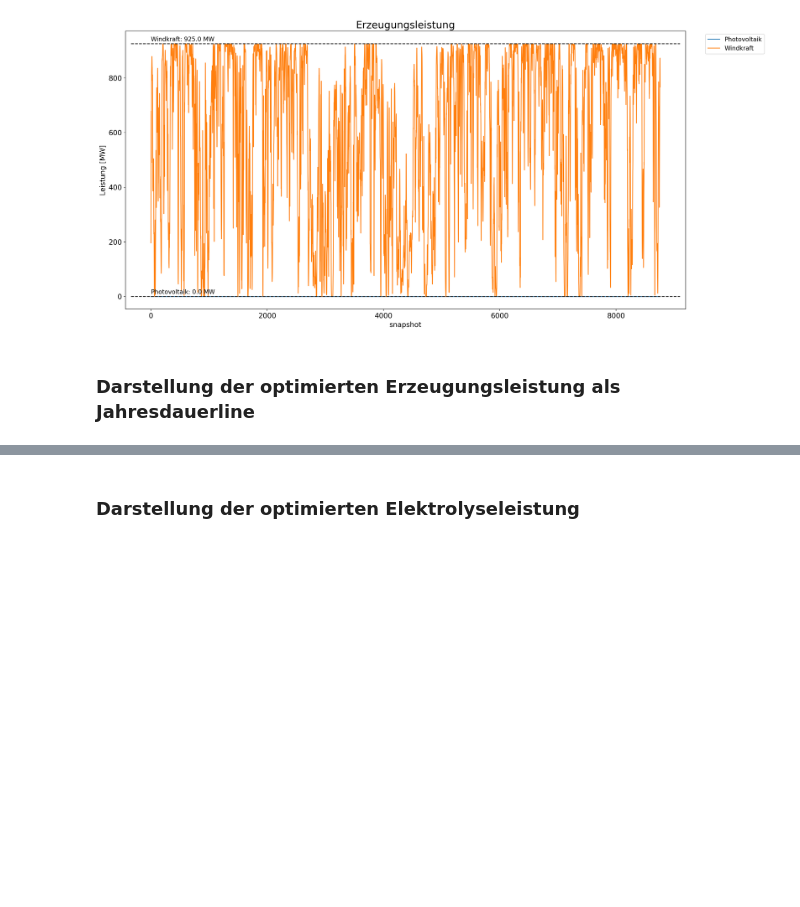
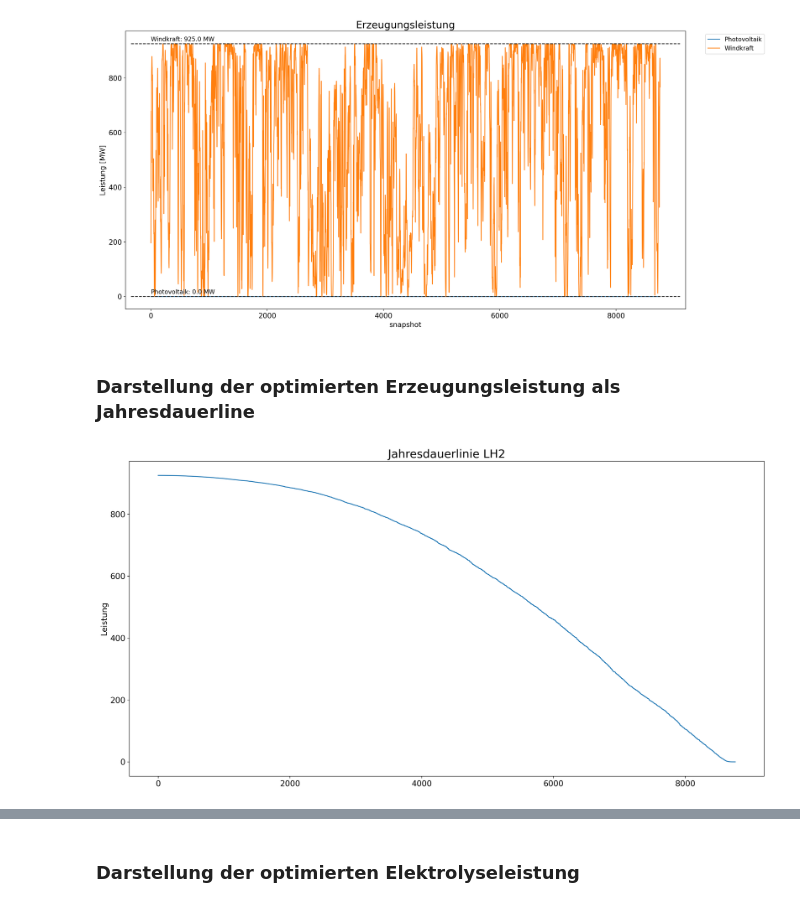
Before and after one commit to cgipser/DWE, a Jupyter notebook: Projektarbeit_CG.ipynb, the cells around one changed output, grey strips where cells are left out. Cells and saved outputs as stored; diff of their text form; code cells hidden in the pictures; blank space fills up the shorter version.

```diff
--- a/Projektarbeit_CG.ipynb
+++ b/Projektarbeit_CG.ipynb
@@ -1165,4 +1157,6 @@ plt.show()
 # %% [markdown]
 ### Darstellung der optimierten Erzeugungsleistung als Jahresdauerline
 # %%
-#Dauerlinie(network1.generators_t,p,'Hi','Leistung')
+Dauerlinie(network1.generators_t.p,'Windkraft','Jahresdauerlinie LH2','Leistung')
+# %% [output]
+[figure, added]
```
Also changed, not shown: parts of 25 cells of this notebook.
